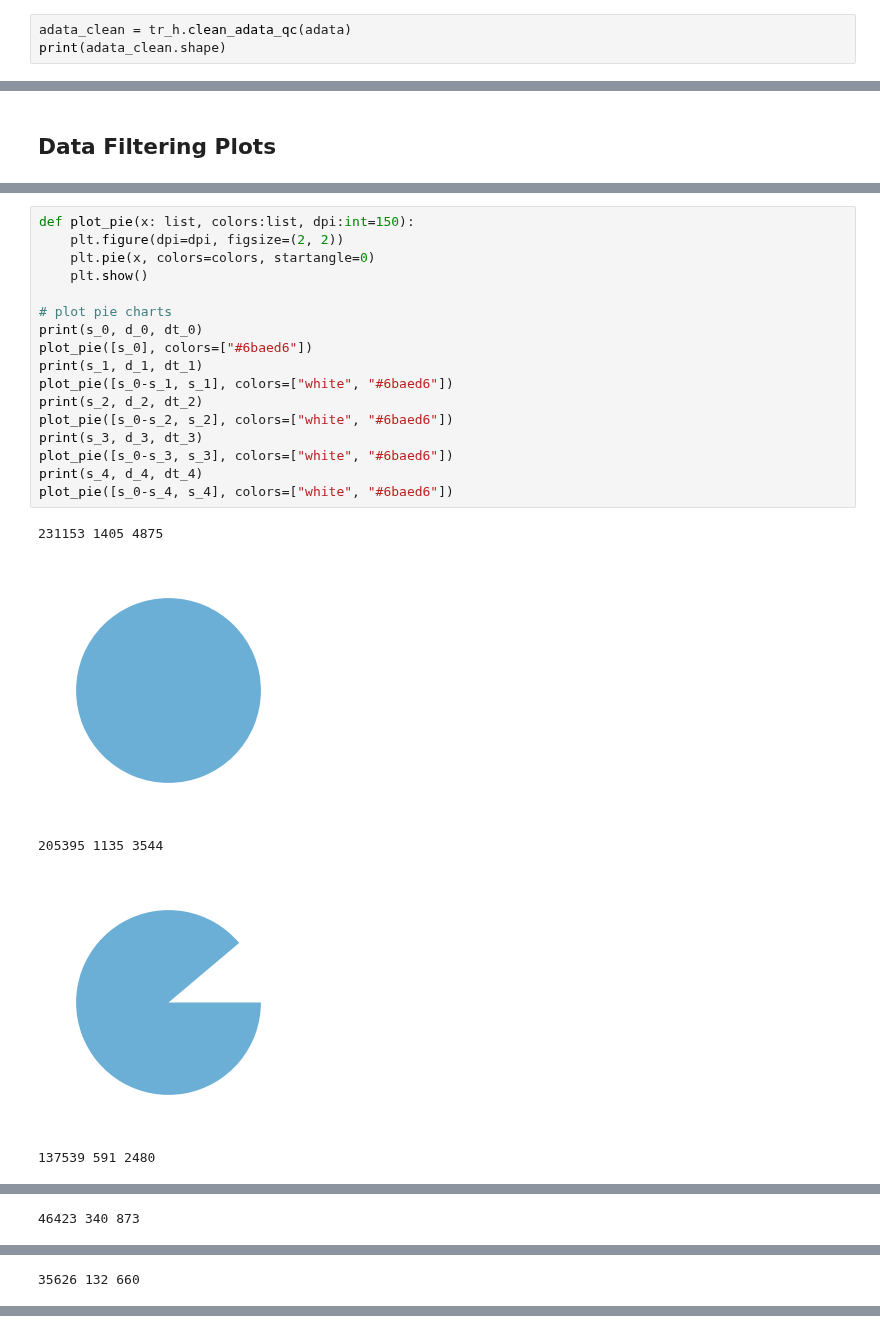
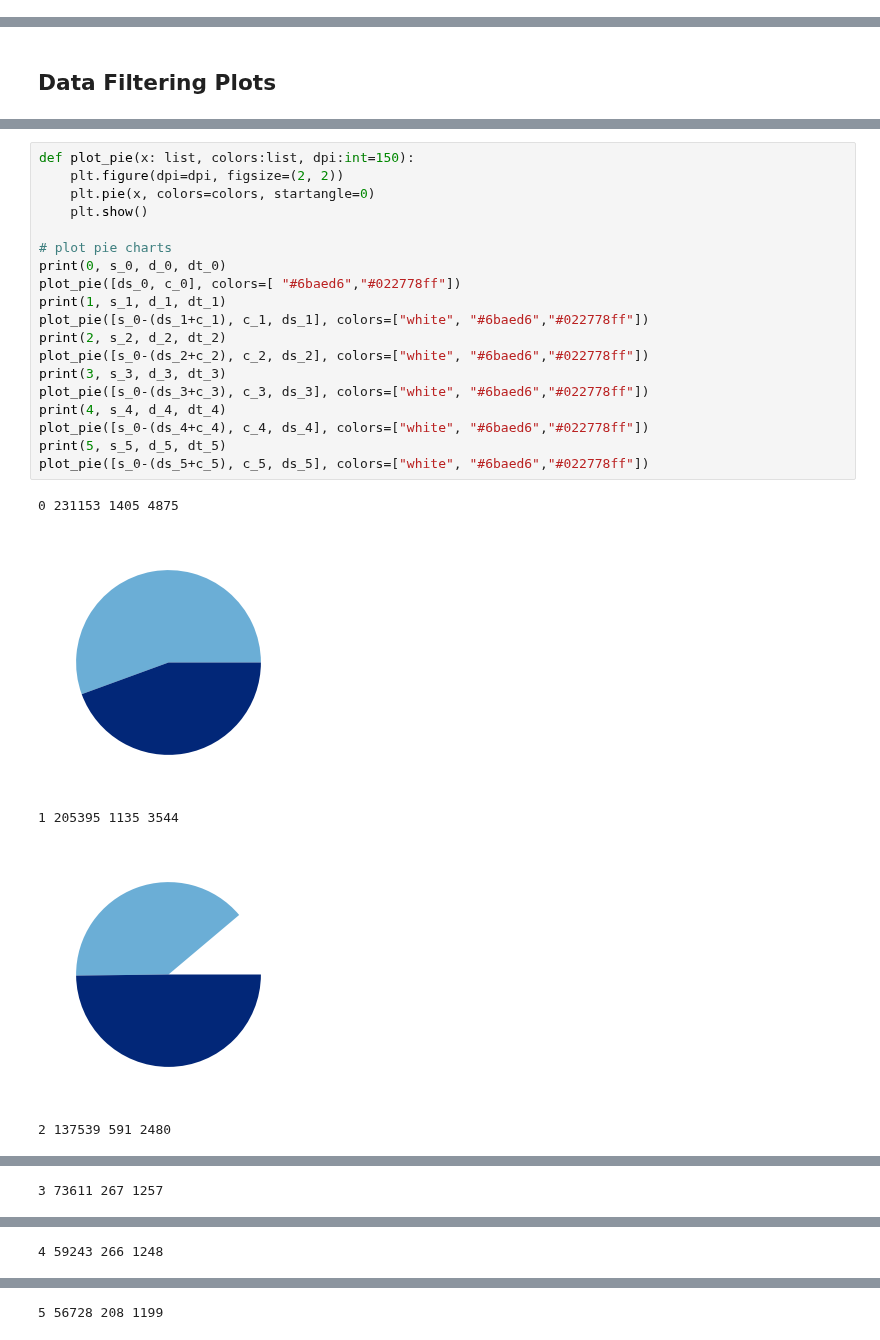
Before and after one commit to 00dylan00/scGPT_playground, a Jupyter notebook: notebooks/pipeline/01-analyse-data.ipynb, the cells around one changed output, grey strips where cells are left out. Cells and saved outputs as stored; diff of their text form.

```diff
--- a/notebooks/pipeline/01-analyse-data.ipynb
+++ b/notebooks/pipeline/01-analyse-data.ipynb
@@ -132,3 +197,0 @@ importlib.reload(tr_h)
-# %%
-adata_clean = tr_h.clean_adata_qc(adata)
-print(adata_clean.shape)
@@ -409,23 +403,25 @@ df_info["total_counts"].sum()
 # %%
 def plot_pie(x: list, colors:list, dpi:int=150):
     plt.figure(dpi=dpi, figsize=(2, 2))
     plt.pie(x, colors=colors, startangle=0)
     plt.show()
 
 # plot pie charts
-print(s_0, d_0, dt_0)
-plot_pie([s_0], colors=["#6baed6"])
-print(s_1, d_1, dt_1)
-plot_pie([s_0-s_1, s_1], colors=["white", "#6baed6"])
-print(s_2, d_2, dt_2)
-plot_pie([s_0-s_2, s_2], colors=["white", "#6baed6"])
-print(s_3, d_3, dt_3)
-plot_pie([s_0-s_3, s_3], colors=["white", "#6baed6"])
-print(s_4, d_4, dt_4)
-plot_pie([s_0-s_4, s_4], colors=["white", "#6baed6"])
+print(0, s_0, d_0, dt_0)
+plot_pie([ds_0, c_0], colors=[ "#6baed6","#022778ff"])
+print(1, s_1, d_1, dt_1)
+plot_pie([s_0-(ds_1+c_1), c_1, ds_1], colors=["white", "#6baed6","#022778ff"])
+print(2, s_2, d_2, dt_2)
+plot_pie([s_0-(ds_2+c_2), c_2, ds_2], colors=["white", "#6baed6","#022778ff"])
+print(3, s_3, d_3, dt_3)
+plot_pie([s_0-(ds_3+c_3), c_3, ds_3], colors=["white", "#6baed6","#022778ff"])
+print(4, s_4, d_4, dt_4)
+plot_pie([s_0-(ds_4+c_4), c_4, ds_4], colors=["white", "#6baed6","#022778ff"])
+print(5, s_5, d_5, dt_5)
+plot_pie([s_0-(ds_5+c_5), c_5, ds_5], colors=["white", "#6baed6","#022778ff"])
 # %% [output]
-231153 1405 4875
+0 231153 1405 4875
-[figure, old version]
+[figure, new version]
-205395 1135 3544
+1 205395 1135 3544
-[figure, old version]
+[figure, new version]
-137539 591 2480
+2 137539 591 2480
@@ -433 +429 @@ plot_pie([s_0-s_4, s_4], colors=["white", "#6baed6"])
-46423 340 873
+3 73611 267 1257
@@ -435 +431 @@ plot_pie([s_0-s_4, s_4], colors=["white", "#6baed6"])
-35626 132 660
+4 59243 266 1248
@@ -436,0 +433 @@ plot_pie([s_0-s_4, s_4], colors=["white", "#6baed6"])
+5 56728 208 1199
```
Also changed, not shown: parts of 60 cells of this notebook, 17 other files.
